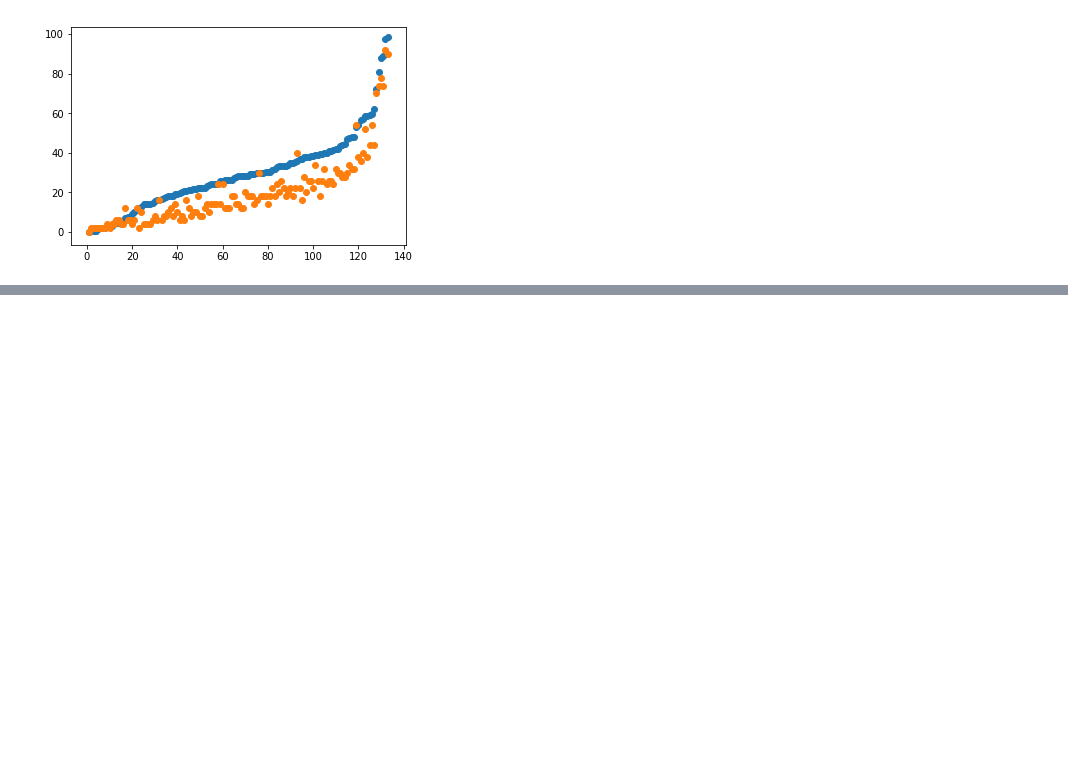
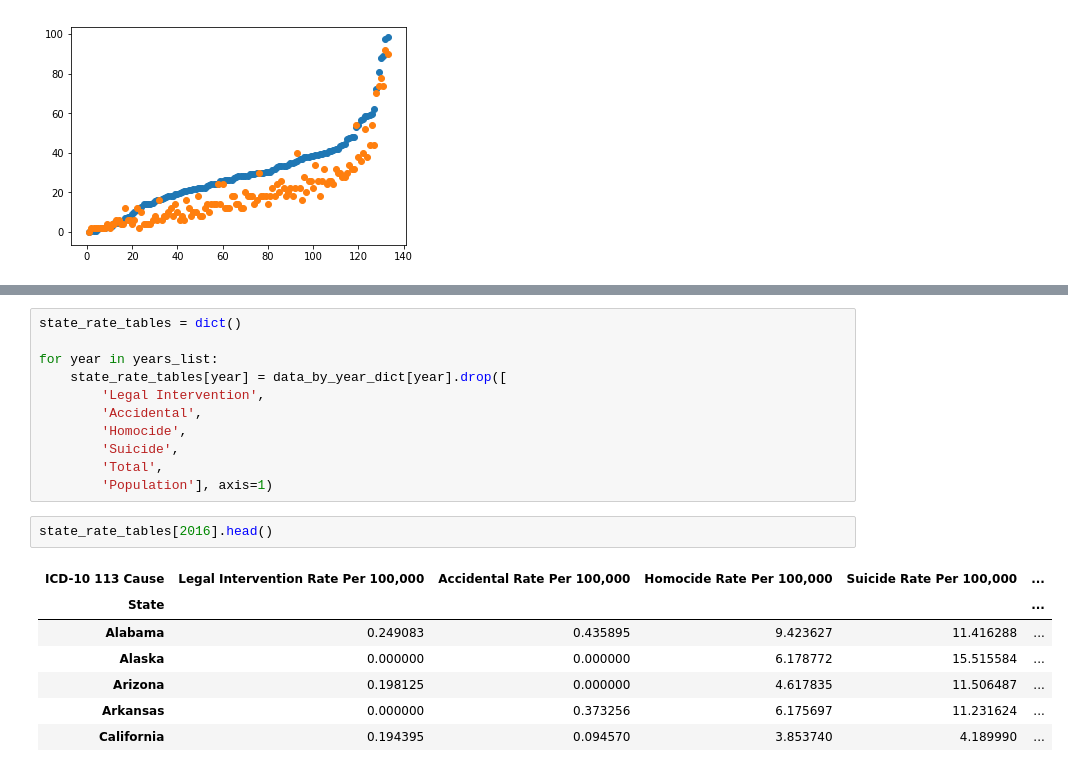
Before and after one commit to jjahn0/team2_repos, a Jupyter notebook: ED Data Manip.ipynb, the cells around one changed output, grey strips where cells are left out. Cells and saved outputs as stored; diff of their text form; blank space fills up the shorter version.

```diff
--- a/ED Data Manip.ipynb
+++ b/ED Data Manip.ipynb
@@ -200,0 +233,21 @@ plt.scatter(x_axis,provisions_load_df['% of States'])
+# %%
+state_rate_tables = dict()
+
+for year in years_list:
+    state_rate_tables[year] = data_by_year_dict[year].drop([
+        'Legal Intervention',
+        'Accidental',
+        'Homocide',
+        'Suicide',
+        'Total',
+        'Population'], axis=1)
+# %%
+state_rate_tables[2016].head()
+# %% [output]
+| ICD-10 113 Cause | Legal Intervention Rate Per 100,000 | Accidental Rate Per 100,000 | Homocide Rate Per 100,000 | Suicide Rate Per 100,000 | ... |
+| State |  |  |  |  | ... |
+| Alabama | 0.249083 | 0.435895 | 9.423627 | 11.416288 | ... |
+| Alaska | 0.000000 | 0.000000 | 6.178772 | 15.515584 | ... |
+| Arizona | 0.198125 | 0.000000 | 4.617835 | 11.506487 | ... |
+| Arkansas | 0.000000 | 0.373256 | 6.175697 | 11.231624 | ... |
+| California | 0.194395 | 0.094570 | 3.853740 | 4.189990 | ... |
```
Also changed, not shown: parts of 11 cells of this notebook.
